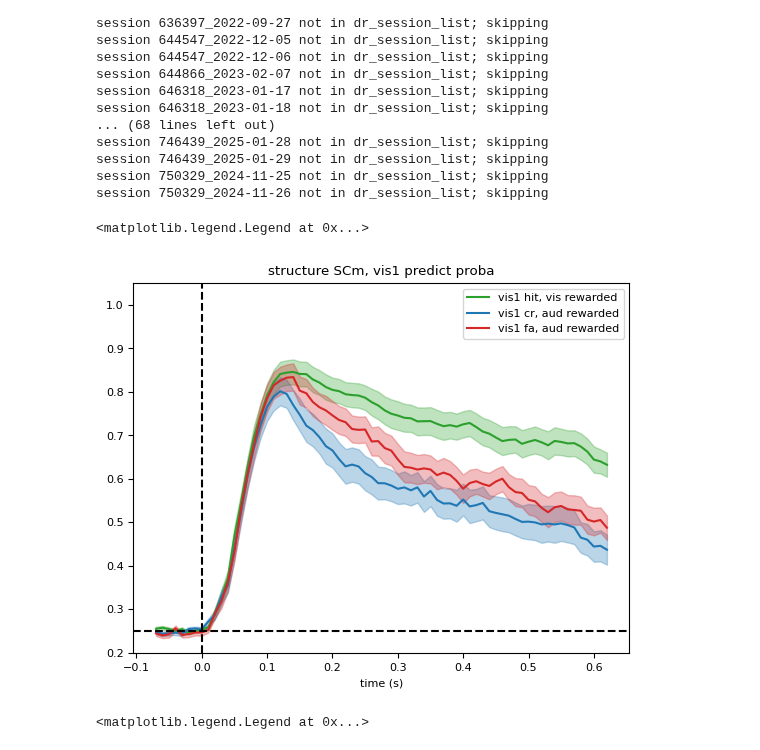
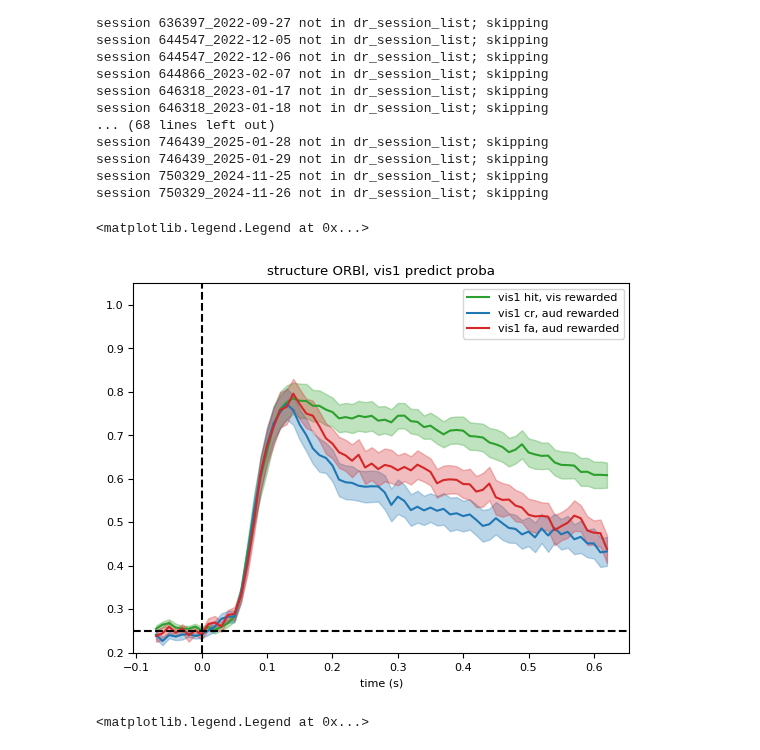
Before and after one commit to AllenInstitute/dynamic_routing_analysis, a Jupyter notebook: notebooks/plot_multiclass_stimulus_decoder_results.ipynb, the cells around one changed output. Drawn from its saved outputs; the diff is of its cells as text; code cells hidden in the pictures.

```diff
--- a/notebooks/plot_multiclass_stimulus_decoder_results.ipynb
+++ b/notebooks/plot_multiclass_stimulus_decoder_results.ipynb
@@ -347,39 +347,39 @@ session 750329_2024-11-26 not in dr_session_list; skipping
 # %%
 # trial_type_table_df
 # %%
-sel_structure='SCm'
+sel_structure='ORBl'
 
 fig,ax=plt.subplots(1,1)
 
 timestamps=trial_type_table_df['bin_centers'].iloc[0].round(3)+.025
 
 vis1_hit_values=np.vstack(trial_type_table_df.query('structure==@sel_structure and stim_name=="vis1" and is_response==True and is_vis_rewarded==True')['predict_proba_vis1'].values)
 vis1_cr_values=np.vstack(trial_type_table_df.query('structure==@sel_structure and stim_name=="vis1" and is_response==False and is_vis_rewarded==False')['predict_proba_vis1'].values)
 vis1_fa_values=np.vstack(trial_type_table_df.query('structure==@sel_structure and stim_name=="vis1" and is_response==True and is_vis_rewarded==False')['predict_proba_vis1'].values)
 
 vis1_hit_mean=np.nanmean(vis1_hit_values, axis=0)
 vis1_cr_mean=np.nanmean(vis1_cr_values, axis=0)
 vis1_fa_mean=np.nanmean(vis1_fa_values, axis=0)
 
 vis1_hit_sem=stats.sem(vis1_hit_values, axis=0, nan_policy='omit')
 vis1_cr_sem=stats.sem(vis1_cr_values, axis=0, nan_policy='omit')
 vis1_fa_sem=stats.sem(vis1_fa_values, axis=0, nan_policy='omit')
 
 ax.plot(timestamps, vis1_hit_mean, label='vis1 hit, vis rewarded', color='tab:green')
 ax.fill_between(timestamps, vis1_hit_mean - vis1_hit_sem, vis1_hit_mean + vis1_hit_sem, color='tab:green', alpha=0.3)
 ax.plot(timestamps, vis1_cr_mean, label='vis1 cr, aud rewarded', color='tab:blue')
 ax.fill_between(timestamps, vis1_cr_mean - vis1_cr_sem, vis1_cr_mean + vis1_cr_sem, color='tab:blue', alpha=0.3)
 ax.plot(timestamps, vis1_fa_mean, label='vis1 fa, aud rewarded', color='tab:red')
 ax.fill_between(timestamps, vis1_fa_mean - vis1_fa_sem, vis1_fa_mean + vis1_fa_sem, color='tab:red', alpha=0.3)
 ax.axhline(0.25, color='k', linestyle='--')
 ax.axvline(0, color='k', linestyle='--')
 ax.set_title(f'structure {sel_structure}, vis1 predict proba')
 ax.set_xlabel('time (s)')
 ax.set_ylim(0.2,1.05)
 ax.legend()
 # %% [output]
 <matplotlib.legend.Legend at 0x...>
-[figure, old version]
+[figure, new version]
 # %%
 sel_structure='SCm'
 
```
Also changed, not shown: parts of 3 cells of this notebook, 4 other files.
